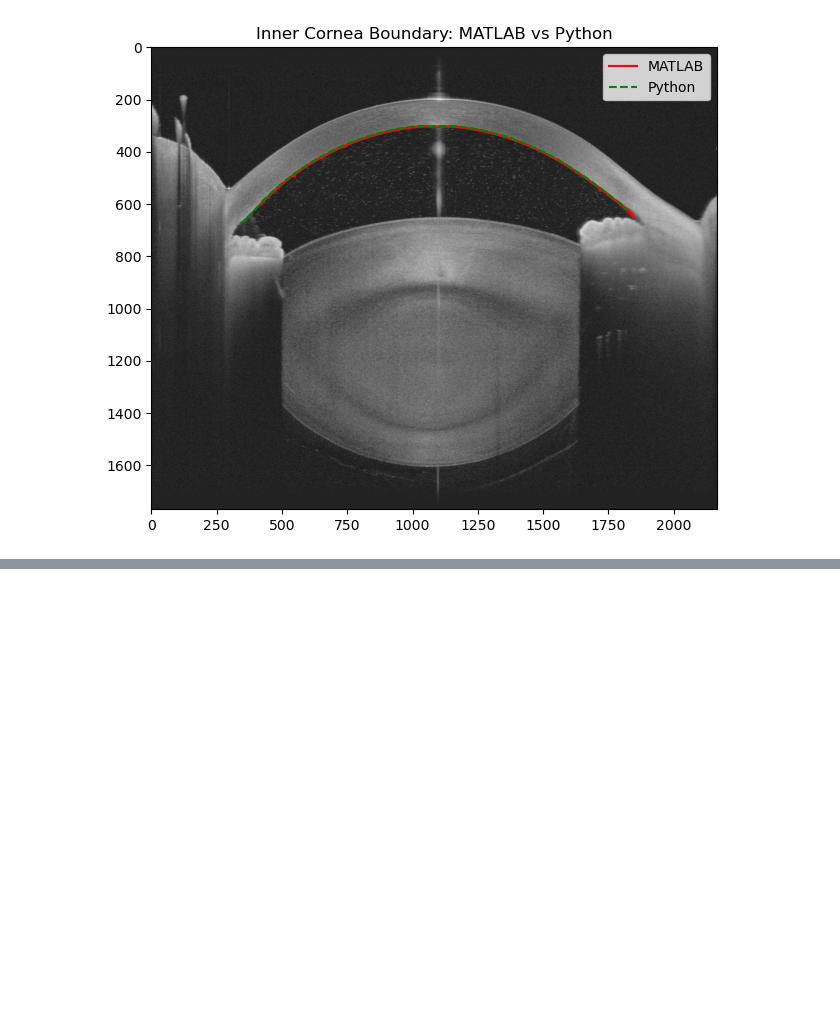
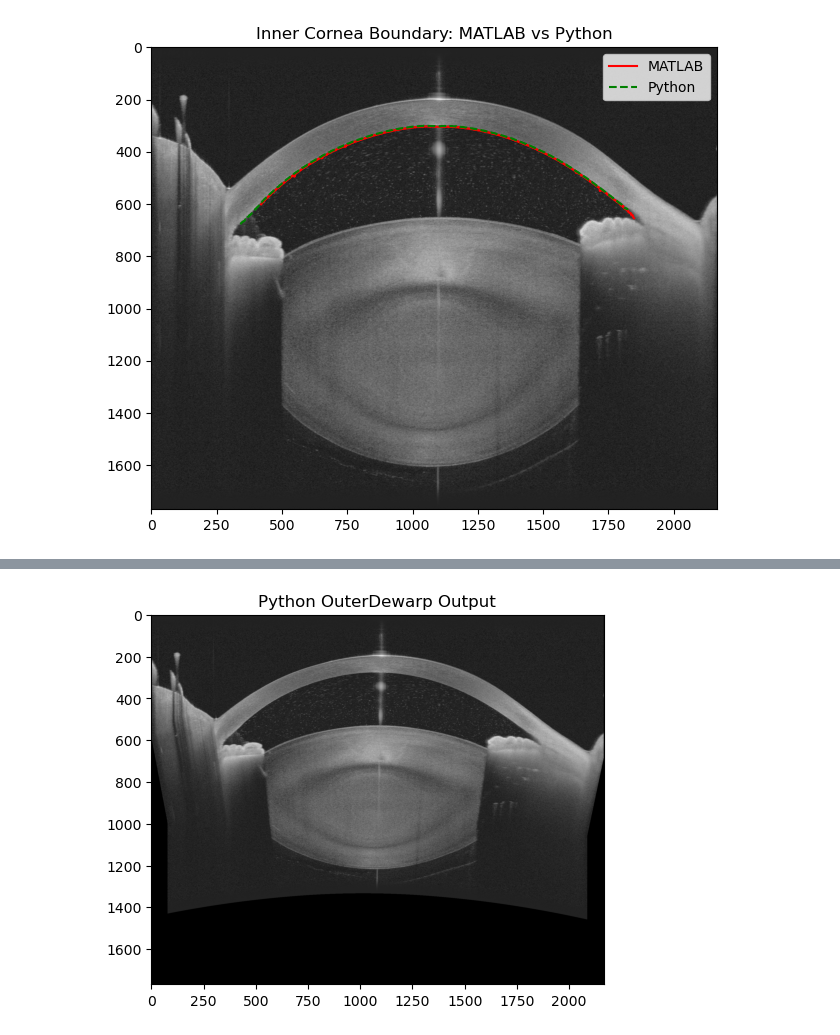
Before and after one commit to egunadi/bme528-project7, a Jupyter notebook: notebook/1_REPS001_OD_Scan_0.ipynb, the cells around one changed output, grey strips where cells are left out. Saved outputs shown, nothing was run; the diff lists cells and outputs as text; code cells hidden in the pictures; blank space fills up the shorter version.

```diff
--- a/notebook/1_REPS001_OD_Scan_0.ipynb
+++ b/notebook/1_REPS001_OD_Scan_0.ipynb
@@ -311,0 +379,6 @@ plt.show()
+# %%
+plt.imshow(debug_vars['dewarpedOut'], cmap='gray')
+plt.title("Python OuterDewarp Output")
+plt.show()
+# %% [output]
+[figure, added]
```
Also changed, not shown: parts of 19 cells of this notebook, 2 other files.
